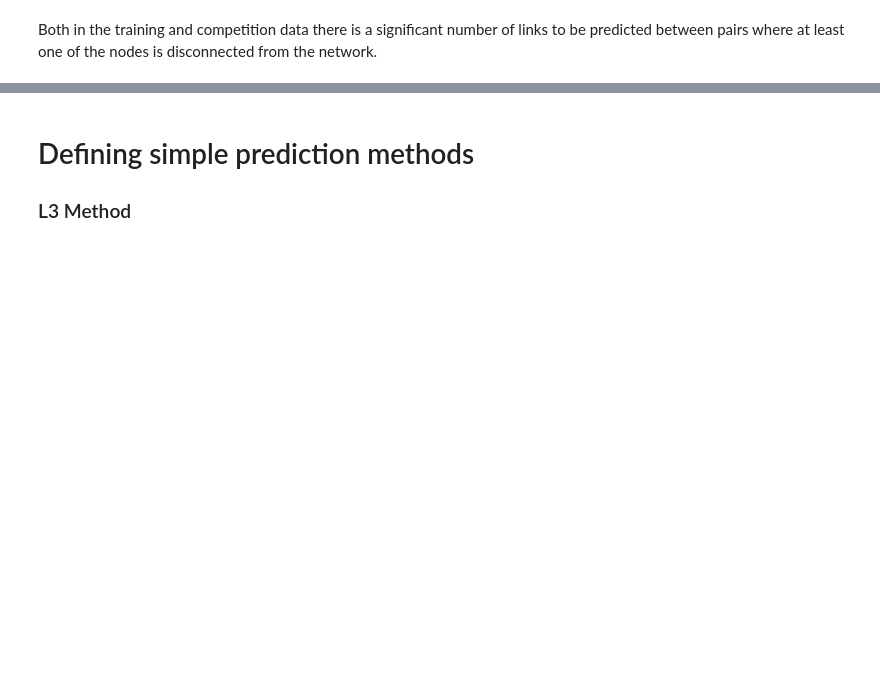
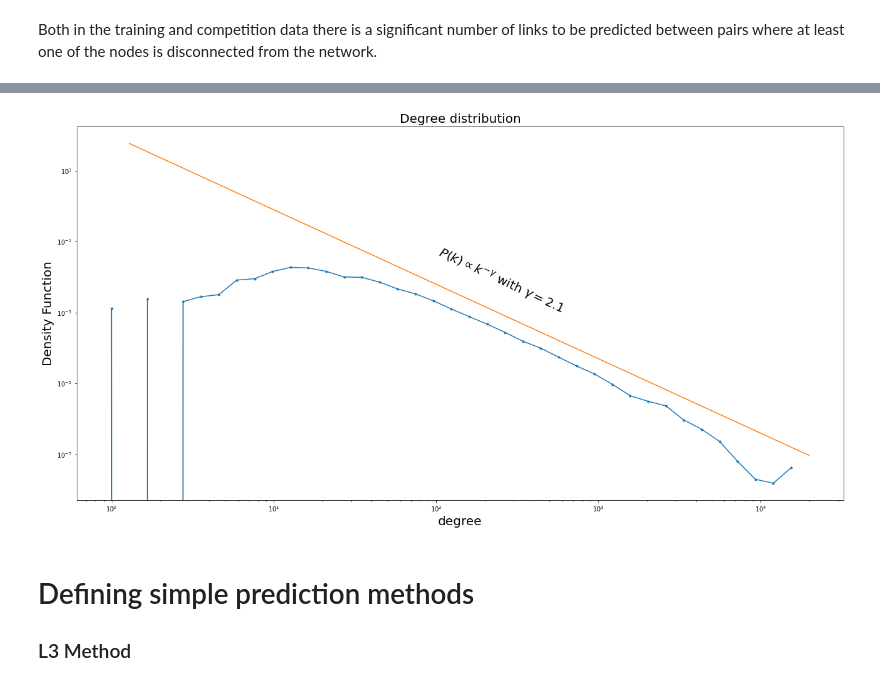
Before and after one commit to Buffoni/quantum-link-prediction, a Jupyter notebook: full_code.ipynb, the cells around one changed output, grey strips where cells are left out. Saved outputs shown, nothing was run; the diff lists cells and outputs as text; code cells hidden in the pictures; blank space fills up the shorter version.

Commit message:
Add files via upload
Added the plot with the degree distribution and a few comments on it

```diff
--- a/full_code.ipynb
+++ b/full_code.ipynb
@@ -71,3 +79,20 @@ Both in the training and competition data there is a significant number of links
+# %%
+bins=np.logspace(np.log10(1), np.log10(max(degree_vec)+0.001), num=40);
+
+[Y,X]=np.histogram(degree_vec,bins=bins,density=True);
+
+plt.clf();
+plt.rcParams['figure.figsize'] = [22, 11]
+plt.title('Degree distribution',fontsize=20);
+plt.loglog(X[0:-1],Y,'.-');
+#plt.loglog(X[1:],10**(2.5)*X[1:]**(-2.3));
+plt.loglog(X[1:],10**(2)*X[1:]**(-2.1));
+plt.ylabel(r'Density Function',fontsize=20);
+plt.xlabel(r'degree',fontsize=20);
+plt.annotate(r'$P(k)\propto k^{-\gamma}$ with $\gamma=2.1$',xy=(100, 0.001),rotation=-25,fontsize=20);
+plt.show();
+# %% [output]
+[figure, added]
 # %% [markdown]
 # Defining simple prediction methods
 
```
Also changed, not shown: parts of 3 cells of this notebook.
